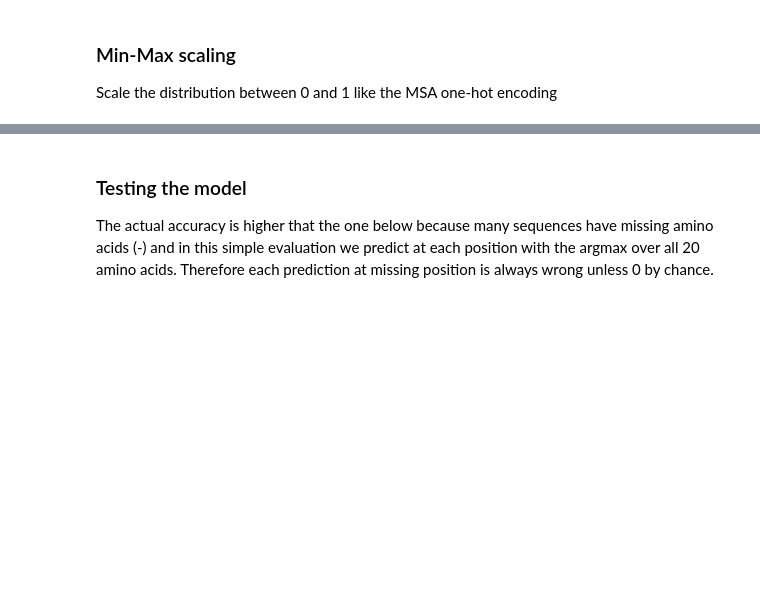
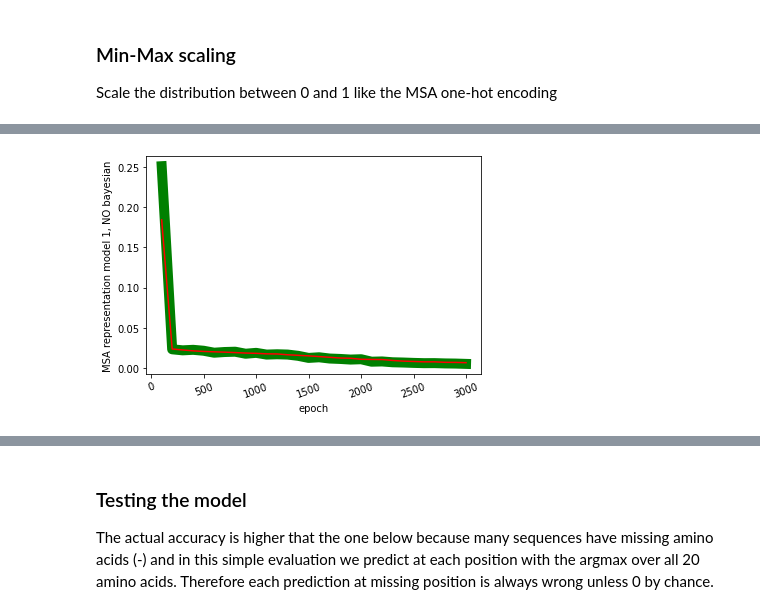
Before and after one commit to egruttadauria98/MScThesis_mutation_analysis, a Jupyter notebook: deepsequence_experiments.ipynb, the cells around one changed output, grey strips where cells are left out. Saved outputs shown, nothing was run; the diff lists cells and outputs as text; code cells hidden in the pictures; blank space fills up the shorter version.

```diff
--- a/deepsequence_experiments.ipynb
+++ b/deepsequence_experiments.ipynb
@@ -319,0 +396,4 @@ finetune_data_helper.x_train = finetune_data_helper.x_train[sel_seq]
+# %%
+finetune_data_helper = DataHelperAugmented(x_train_pickle_path="data_pickle/msa_arr_3d.pickle",
+                                           x_train_finetune_pickle_path="data_pickle/res_3d_scaled.pickle",
+                                           sel_seq=sel_seq)
@@ -320,13 +404,10 @@ finetune_data_helper.x_train = finetune_data_helper.x_train[sel_seq]
 # %%
-from train import train
-
-model_finetune = train(finetune_data_helper,
-                       copy.deepcopy(model_trained),
-                       finetune=True,
-                       kl_latent_scale=0.0001,
-                       kl_weights_scale=0,
-                       lr=0.001,
-                       num_updates=1000,
-                       batch_size=100)
+model_finetune_scratch, track_epoch_vars = train(finetune_data_helper,
+                                                 copy.deepcopy(model),
+                                                 kl_latent_scale=0.0001,
+                                                 kl_weights_scale=0,
+                                                 lr=0.001,
+                                                 batch_size=100,
+                                                 num_updates=3000)
 # %% [output]
 Using device: cuda:0
@@ -349,3 +430,7 @@ Epoch: 200
+# %%
+viz_training(track_epoch_vars, title="MSA representation model 1, NO bayesian")
+# %% [output]
+[figure, added]
 # %%
 # Lower learning rate
 
```
Also changed, not shown: parts of 69 cells of this notebook, 14 other files.
